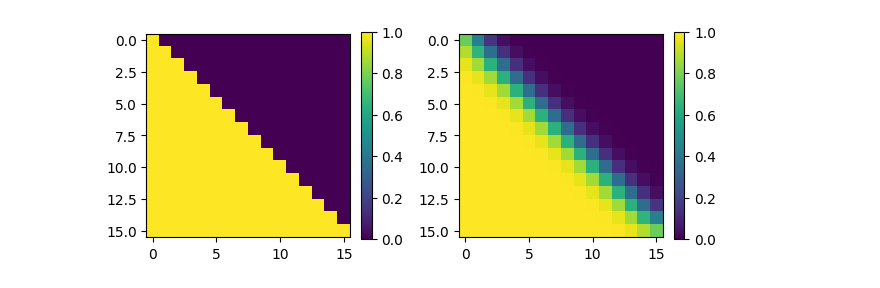
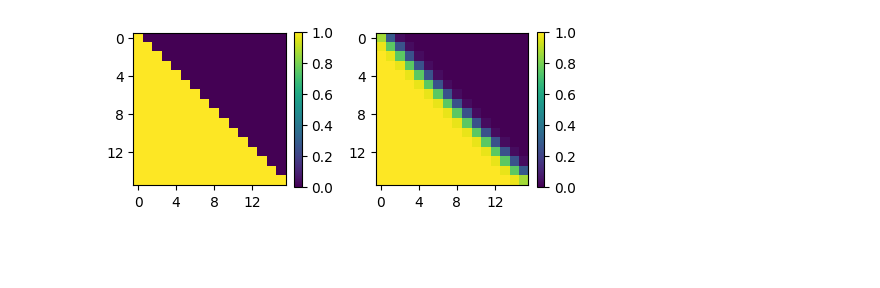
Before and after one commit to erzar0/masters-thesis, a Jupyter notebook: _pigment_palette_processing.ipynb, the cells around one changed output. Cells and saved outputs as stored; diff of their text form; code cells hidden in the pictures; blank space fills up the shorter version.

```diff
--- a/_pigment_palette_processing.ipynb
+++ b/_pigment_palette_processing.ipynb
@@ -193,12 +275,21 @@ plt.show()
 # %%
 checkerboard = np.tril(np.ones((16, 16), dtype=np.float32))
 checkerboard = checkerboard.reshape((*checkerboard.shape, 1))
-plt.subplot(1, 2, 1)
-plt.imshow(checkerboard)
-plt.colorbar(fraction=0.046)
-plt.subplot(1, 2, 2)
-plt.imshow(gaussian(checkerboard, sigma=1, channel_axis=2))
-plt.colorbar(fraction=0.046)
+fig, axes = plt.subplots(1, 2, figsize=(5, 3))
+
+ax1 = axes[0]
+im1 = ax1.imshow(checkerboard)
+fig.colorbar(im1, ax=ax1, fraction=0.046)
+ax1.set_yticks(np.arange(0, 16, 4))  # Set integer values on y-axis
+ax1.set_xticks(np.arange(0, 16, 4))  # Set integer values on x-axis
+
+ax2 = axes[1]
+im2 = ax2.imshow(gaussian(checkerboard, sigma=0.6, channel_axis=2))
+fig.colorbar(im2, ax=ax2, fraction=0.046)
+ax2.set_yticks(np.arange(0, 16, 4))  # Set integer values on y-axis
+ax2.set_xticks(np.arange(0, 16, 4))  # Set integer values on x-axis
+
 plt.tight_layout()
+plt.show()
 # %% [output]
-[figure, old version]
+[figure, new version]
```
Also changed, not shown: parts of 6 cells of this notebook, 4 other files.
